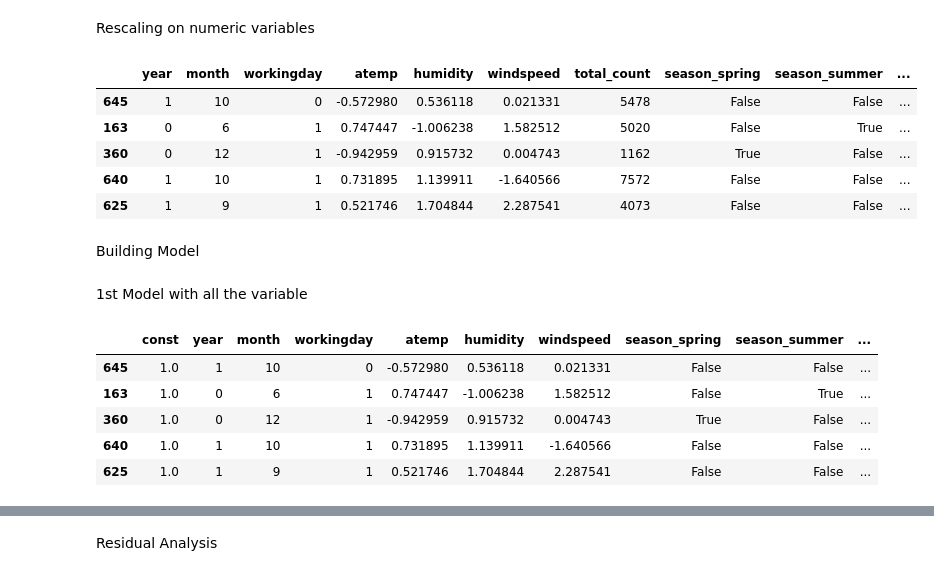
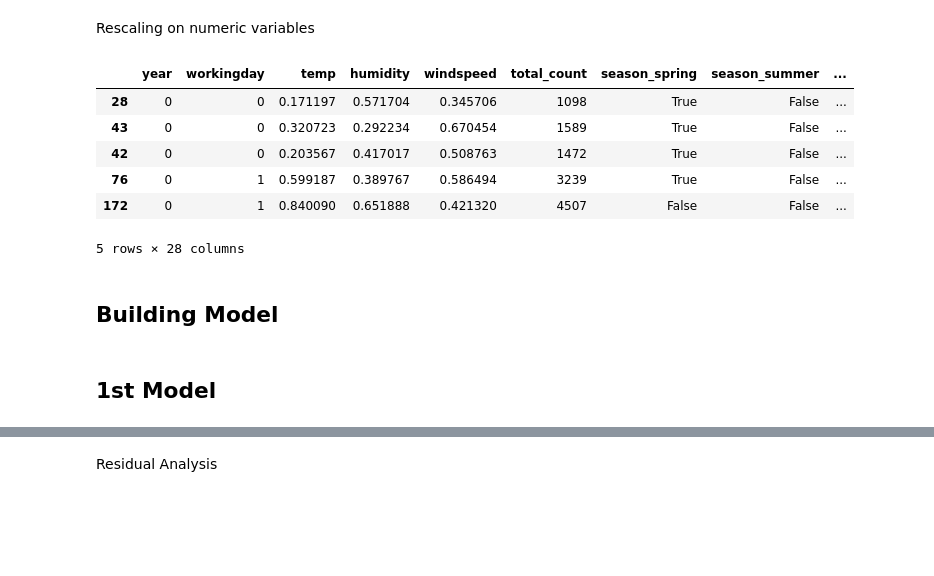
Before and after one commit to vijaykumar-qait/Linear-Regression-Bike-Sharing-Assignment, a Jupyter notebook: Bike_Sharing_Assignment_Vijay_Kumar.ipynb, the cells around one changed output, grey strips where cells are left out. Cells and saved outputs as stored; diff of their text form; code cells hidden in the pictures; blank space fills up the shorter version.

```diff
--- a/Bike_Sharing_Assignment_Vijay_Kumar.ipynb
+++ b/Bike_Sharing_Assignment_Vijay_Kumar.ipynb
@@ -321,0 +361,32 @@ print(df.head())
+# %%
+month_labels = {
+    1 : 'january',
+    2 : 'february',
+    3 : 'march',
+    4 : 'april',
+    5 : 'may',
+    6 : 'june',
+    7 : 'july',
+    8 : 'august',
+    9 : 'september',
+    10 : 'october',
+    11 : 'november',
+    12 : 'december'
+}
+
+weekday_labels = { # considering the first row of dateday to be 01-01-2011
+    0 : 'Sunday',
+    1 : 'Monday',
+    2 : 'Tuesday',
+    3 : 'Wednesday',
+    4 : 'Thursday',
+    5 : 'Friday',
+    6 : 'Saturday'
+}
+# %%
+df['month'] = df['month'].map(month_labels)
+df['weekday'] = df['weekday'].map(weekday_labels)
+# %%
+# Create dummy variables for 'season' and 'weathersit'
+df = pd.get_dummies(df, columns=['season', 'weathersit', 'month', 'weekday'], drop_first=True)
+print(df.head())
@@ -358,7 +462,7 @@ df.shape
 # %% [markdown]
 Preparing data for machine learning:
 # %%
-df1 = df.drop(columns=['temp', 'normalized_count', 'weekday', 'is_weekend', 'holiday', 'temp_diff'])
+df1 = df.drop(columns=['atemp', 'normalized_count', 'is_weekend', 'holiday', 'temp_diff'])
 # %%
 df1.shape
 # %% [output]
@@ -378,23 +482,25 @@ print(df_test.shape)
 Rescaling on numeric variables
 # %%
 # Rescaling on numeric variables: Doing Min-Max scaling
-scaler = StandardScaler()
-num_vars = ['atemp','humidity','windspeed']
+from sklearn.preprocessing import MinMaxScaler
+scaler = MinMaxScaler()
+num_vars = ['temp','humidity','windspeed']
 
 # Fit on data
 df_train[num_vars] = scaler.fit_transform(df_train[num_vars])
 df_train.head()
 # %% [output]
-|  | year | month | workingday | atemp | humidity | windspeed | total_count | season_spring | season_summer | ... |
-| 645 | 1 | 10 | 0 | -0.572980 | 0.536118 | 0.021331 | 5478 | False | False | ... |
-| 163 | 0 | 6 | 1 | 0.747447 | -1.006238 | 1.582512 | 5020 | False | True | ... |
-| 360 | 0 | 12 | 1 | -0.942959 | 0.915732 | 0.004743 | 1162 | True | False | ... |
-| 640 | 1 | 10 | 1 | 0.731895 | 1.139911 | -1.640566 | 7572 | False | False | ... |
-| 625 | 1 | 9 | 1 | 0.521746 | 1.704844 | 2.287541 | 4073 | False | False | ... |
+|  | year | workingday | temp | humidity | windspeed | total_count | season_spring | season_summer | ... |
+| 28 | 0 | 0 | 0.171197 | 0.571704 | 0.345706 | 1098 | True | False | ... |
+| 43 | 0 | 0 | 0.320723 | 0.292234 | 0.670454 | 1589 | True | False | ... |
+| 42 | 0 | 0 | 0.203567 | 0.417017 | 0.508763 | 1472 | True | False | ... |
+| 76 | 0 | 1 | 0.599187 | 0.389767 | 0.586494 | 3239 | True | False | ... |
+| 172 | 0 | 1 | 0.840090 | 0.651888 | 0.421320 | 4507 | False | False | ... |
+5 rows × 28 columns
 # %% [markdown]
-Building Model
+## Building Model
 # %%
 y_train = df_train.pop('total_count')
 X_train = df_train
 # %% [markdown]
-1st Model with all the variable
+## 1st Model
@@ -403,9 +506,0 @@ X_train_sm = sm.add_constant(X_train)
-# %%
-X_train_sm.head()
-# %% [output]
-|  | const | year | month | workingday | atemp | humidity | windspeed | season_spring | season_summer | ... |
-| 645 | 1.0 | 1 | 10 | 0 | -0.572980 | 0.536118 | 0.021331 | False | False | ... |
-| 163 | 1.0 | 0 | 6 | 1 | 0.747447 | -1.006238 | 1.582512 | False | True | ... |
-| 360 | 1.0 | 0 | 12 | 1 | -0.942959 | 0.915732 | 0.004743 | True | False | ... |
-| 640 | 1.0 | 1 | 10 | 1 | 0.731895 | 1.139911 | -1.640566 | False | False | ... |
-| 625 | 1.0 | 1 | 9 | 1 | 0.521746 | 1.704844 | 2.287541 | False | False | ... |
```
Also changed, not shown: parts of 116 cells of this notebook.
